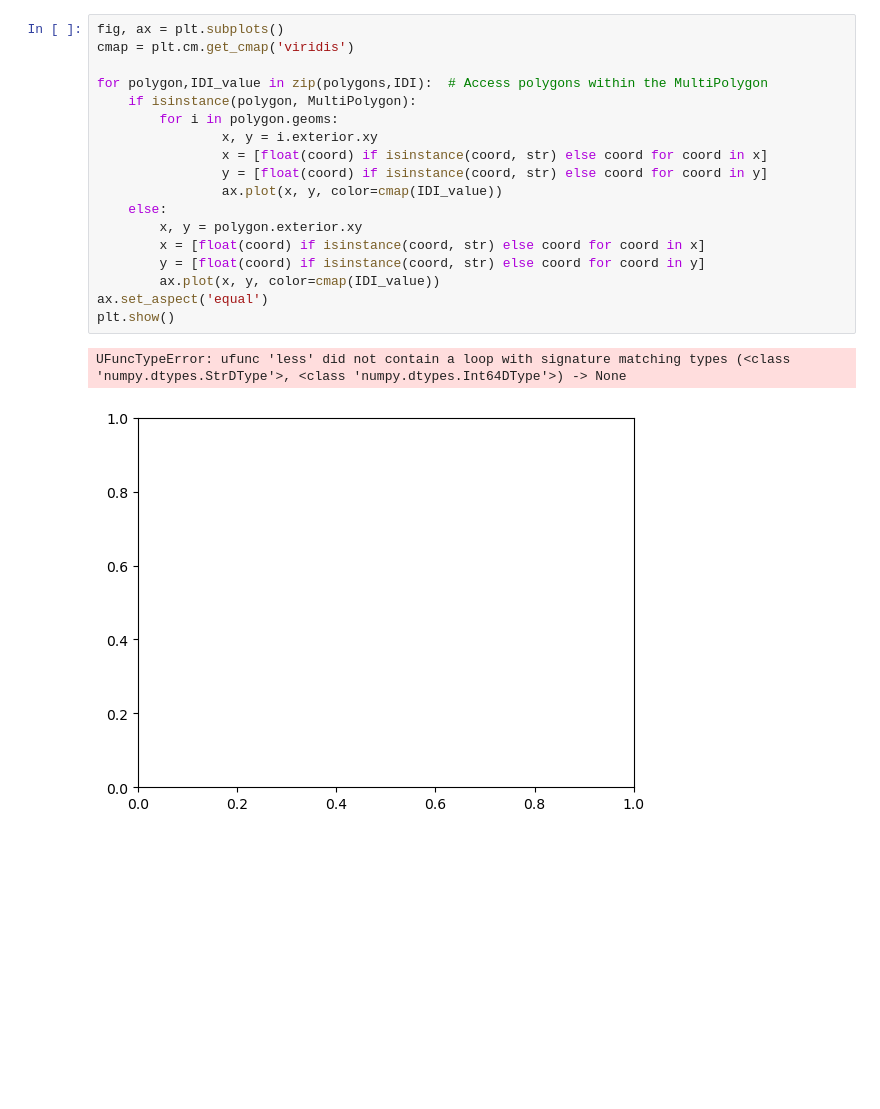
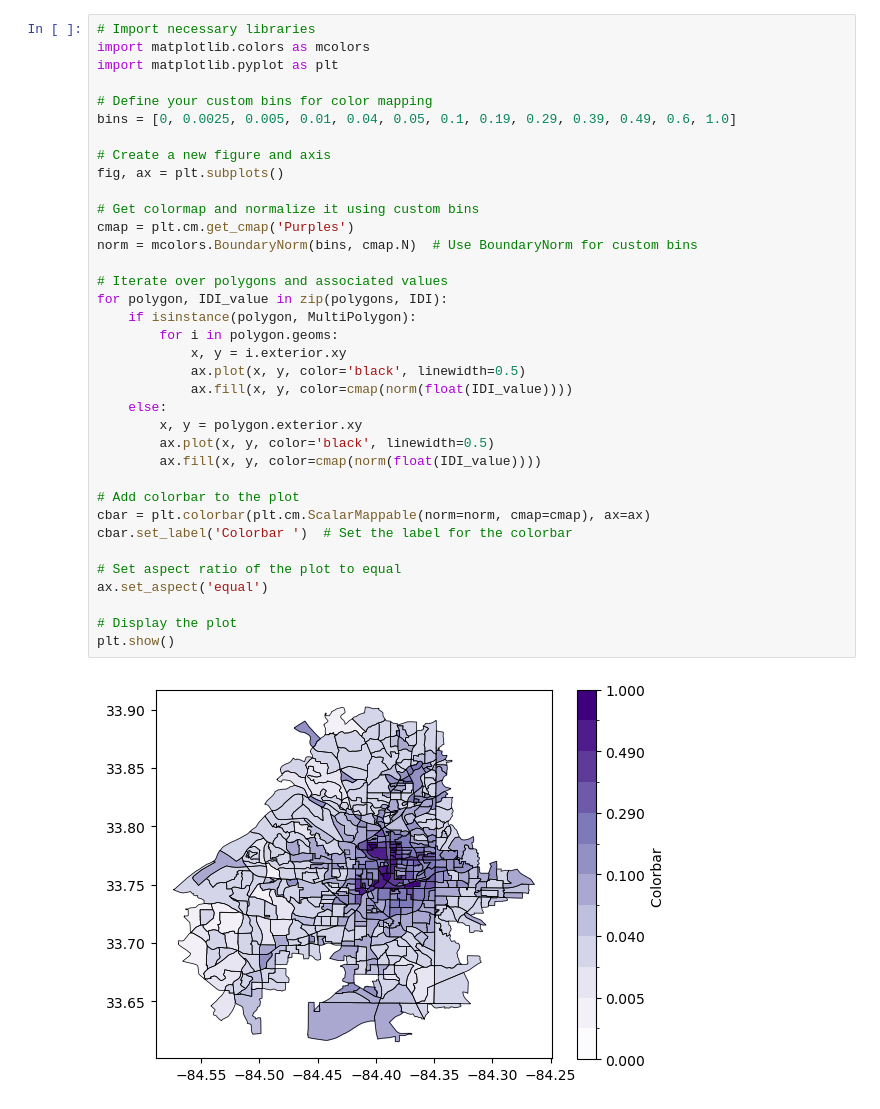
Before and after one commit to VIP-SMUR/24Sp-Mobility-1, a Jupyter notebook: IDI_Vizulization.ipynb, the cells around one changed output. Saved outputs shown, nothing was run; the diff lists cells and outputs as text; blank space fills up the shorter version.

```diff
--- a/IDI_Vizulization.ipynb
+++ b/IDI_Vizulization.ipynb
@@ -21,21 +34,38 @@ polygons = [shapely.wkt.loads(i) for i in polygons]
-# %%
-fig, ax = plt.subplots()
-cmap = plt.cm.get_cmap('viridis')
-
-for polygon,IDI_value in zip(polygons,IDI):  # Access polygons within the MultiPolygon
-    if isinstance(polygon, MultiPolygon):
-        for i in polygon.geoms:
-                x, y = i.exterior.xy
-                x = [float(coord) if isinstance(coord, str) else coord for coord in x]
-                y = [float(coord) if isinstance(coord, str) else coord for coord in y]
-                ax.plot(x, y, color=cmap(IDI_value))
-    else:
-        x, y = polygon.exterior.xy
-        x = [float(coord) if isinstance(coord, str) else coord for coord in x]
-        y = [float(coord) if isinstance(coord, str) else coord for coord in y]
-        ax.plot(x, y, color=cmap(IDI_value))
-ax.set_aspect('equal')
-plt.show()
-# %% [output]
-UFuncTypeError: ufunc 'less' did not contain a loop with signature matching types (<class 'numpy.dtypes.StrDType'>, <class 'numpy.dtypes.Int64DType'>) -> None
-[figure, removed]
+# %%
+# Import necessary libraries
+import matplotlib.colors as mcolors
+import matplotlib.pyplot as plt
+
+# Define your custom bins for color mapping
+bins = [0, 0.0025, 0.005, 0.01, 0.04, 0.05, 0.1, 0.19, 0.29, 0.39, 0.49, 0.6, 1.0]
+
+# Create a new figure and axis
+fig, ax = plt.subplots()
+
+# Get colormap and normalize it using custom bins
+cmap = plt.cm.get_cmap('Purples')
+norm = mcolors.BoundaryNorm(bins, cmap.N)  # Use BoundaryNorm for custom bins
+
+# Iterate over polygons and associated values
+for polygon, IDI_value in zip(polygons, IDI):
+    if isinstance(polygon, MultiPolygon):
+        for i in polygon.geoms:
+            x, y = i.exterior.xy
+            ax.plot(x, y, color='black', linewidth=0.5)
+            ax.fill(x, y, color=cmap(norm(float(IDI_value))))
+    else:
+        x, y = polygon.exterior.xy
+        ax.plot(x, y, color='black', linewidth=0.5)
+        ax.fill(x, y, color=cmap(norm(float(IDI_value))))
+
+# Add colorbar to the plot
+cbar = plt.colorbar(plt.cm.ScalarMappable(norm=norm, cmap=cmap), ax=ax)
+cbar.set_label('Colorbar ')  # Set the label for the colorbar
+
+# Set aspect ratio of the plot to equal
+ax.set_aspect('equal')
+
+# Display the plot
+plt.show()
+# %% [output]
+[figure, added]
```
Also changed, not shown: parts of 2 cells of this notebook, 3 other files.
